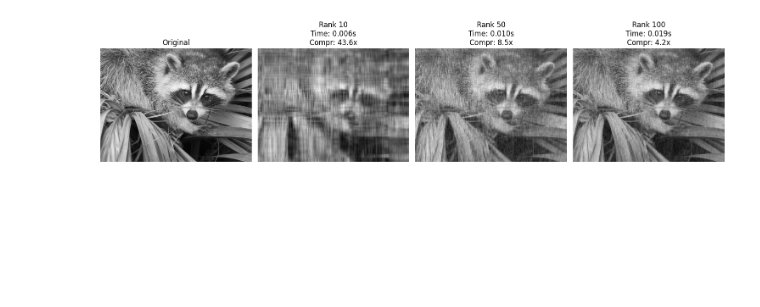
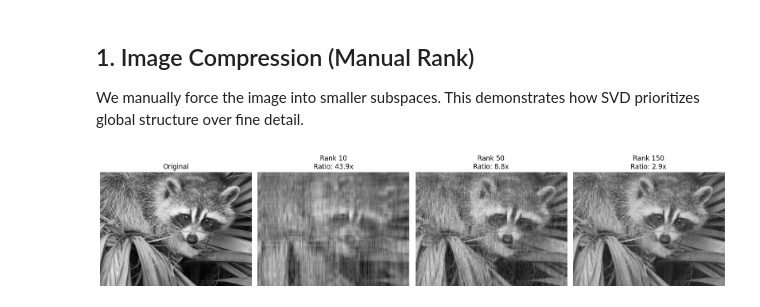
Before and after one commit to massimofedrigo/randomized-svd, a Jupyter notebook: examples/1_image_compression.ipynb, the cells around one changed output. Drawn from its saved outputs; the diff is of its cells as text; code cells hidden in the pictures; blank space fills up the shorter version.

```diff
--- a/examples/1_image_compression.ipynb
+++ b/examples/1_image_compression.ipynb
@@ -56,21 +43,34 @@ ranks = [10, 50, 100]  # Different compression levels
+# %% [markdown]
+## 1. Image Compression (Manual Rank)
+
+We manually force the image into smaller subspaces. This demonstrates how SVD prioritizes global structure over fine detail.
 # %%
-plt.figure(figsize=(15, 5))
+ranks = [10, 50, 150]
+plt.figure(figsize=(16, 5))
 
 # Plot Original
-plt.subplot(1, len(ranks) + 1, 1)
+plt.subplot(1, 4, 1)
 plt.imshow(img, cmap='gray')
 plt.title("Original")
 plt.axis('off')
 
-for i, r in enumerate(ranks):
-    rec_img, t_sec, ratio = compress_and_reconstruct(img, target_rank=r)
+for i, k in enumerate(ranks):
+    # Manual Mode
+    model = RandomizedSVD(n_components=k, rank_selection='manual', random_state=42)
+    img_reduced = model.fit_transform(img)
+    img_approx = model.inverse_transform(img_reduced)
 
-    plt.subplot(1, len(ranks) + 1, i + 2)
-    plt.imshow(rec_img, cmap='gray')
-    plt.title(f"Rank {r}\nTime: {t_sec:.3f}s\nCompr: {ratio:.1f}x")
+    # Calculate Ratio (using float64 size)
+    original_size = img.size
+    compressed_size = (M * k) + k + (k * N)
+    ratio = original_size / compressed_size
+
+    plt.subplot(1, 4, i + 2)
+    plt.imshow(img_approx, cmap='gray')
+    plt.title(f"Rank {k}\nRatio: {ratio:.1f}x")
     plt.axis('off')
 
 plt.tight_layout()
 plt.show()
 # %% [output]
-[figure, old version]
+[figure, new version]
```
Also changed, not shown: parts of 7 cells of this notebook, 14 other files.
